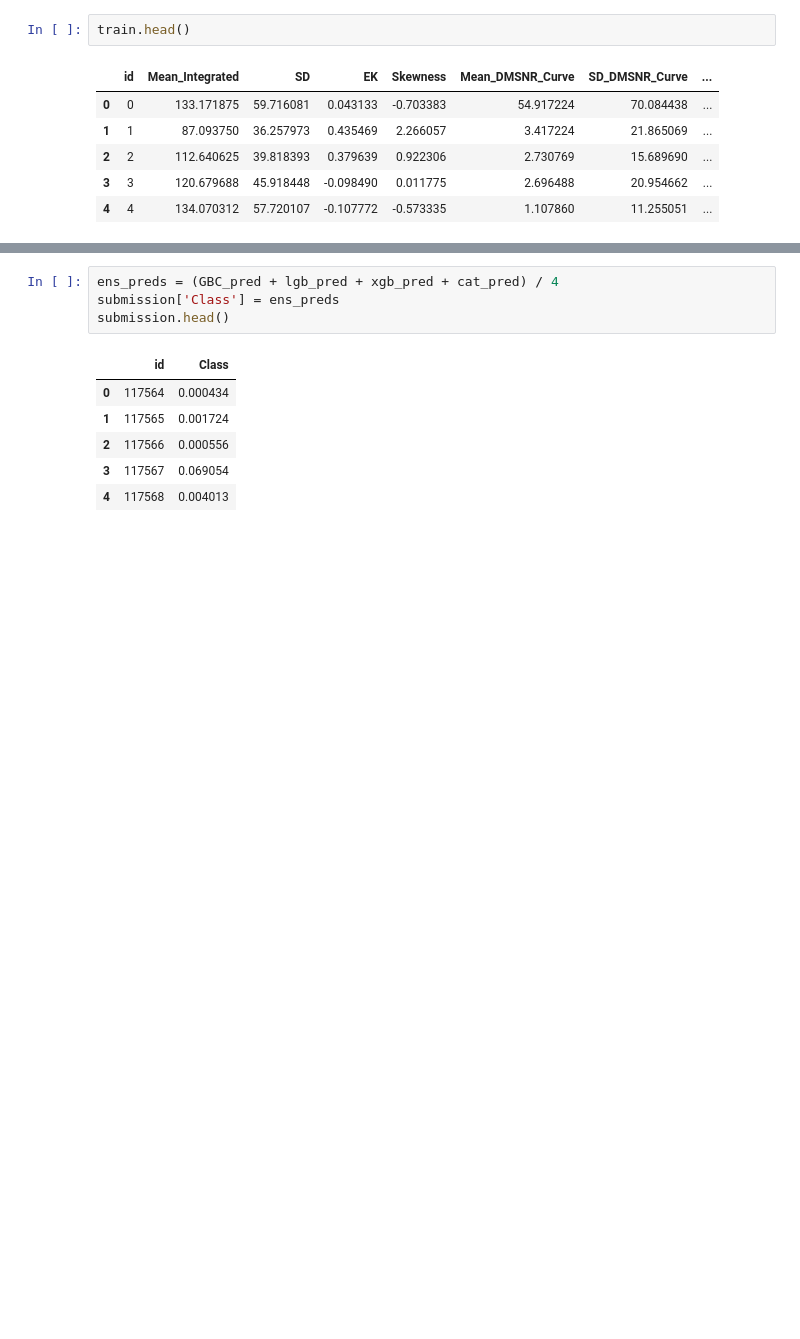
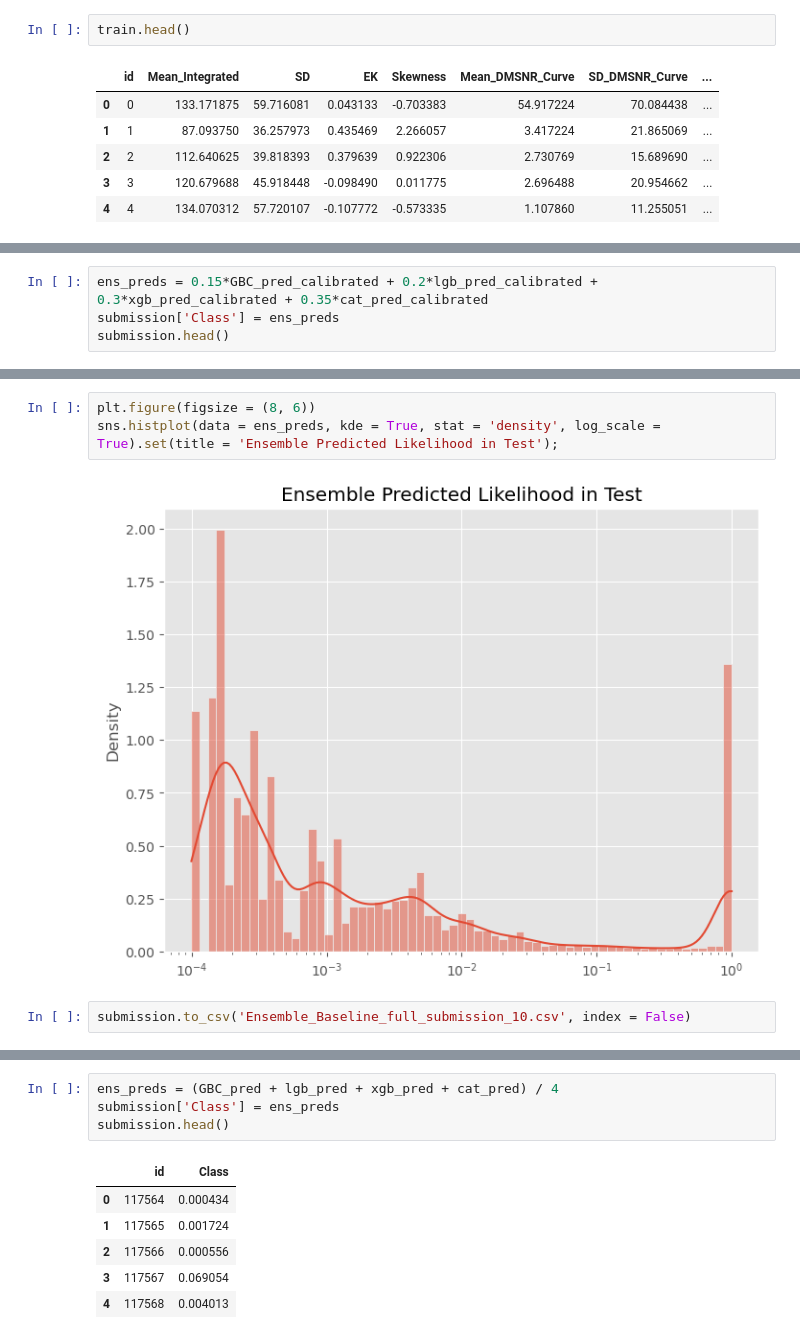
Before and after one commit to Analytics-Data-Science-and-Tech/Analytics_Data_Science, a Jupyter notebook: Tabular-Playground-Series/PS-S3/Ep10/Data_Exploration.ipynb, the cells around one changed output, grey strips where cells are left out. Cells and saved outputs as stored; diff of their text form; blank space fills up the shorter version.

```diff
--- a/Tabular-Playground-Series/PS-S3/Ep10/Data_Exploration.ipynb
+++ b/Tabular-Playground-Series/PS-S3/Ep10/Data_Exploration.ipynb
@@ -186,0 +205,4 @@ submission.head()
+# %%
+ens_preds = 0.15*GBC_pred_calibrated + 0.2*lgb_pred_calibrated + 0.3*xgb_pred_calibrated + 0.35*cat_pred_calibrated
+submission['Class'] = ens_preds
+submission.head()
@@ -186,0 +216,7 @@ submission.head()
+# %%
+plt.figure(figsize = (8, 6))
+sns.histplot(data = ens_preds, kde = True, stat = 'density', log_scale = True).set(title = 'Ensemble Predicted Likelihood in Test');
+# %% [output]
+[figure, added]
+# %%
+submission.to_csv('Ensemble_Baseline_full_submission_10.csv', index = False)
```
Also changed, not shown: parts of 13 cells of this notebook.
